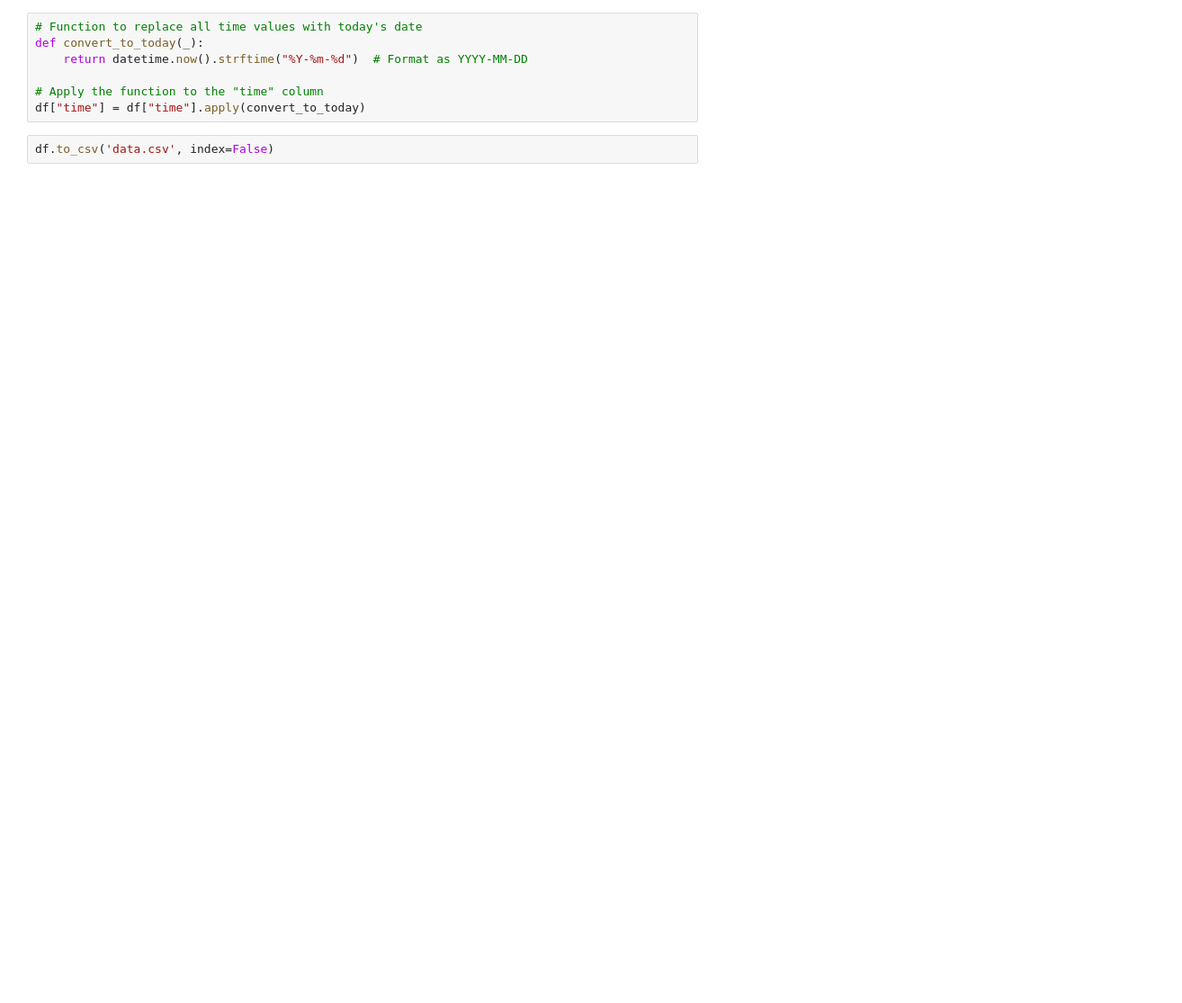
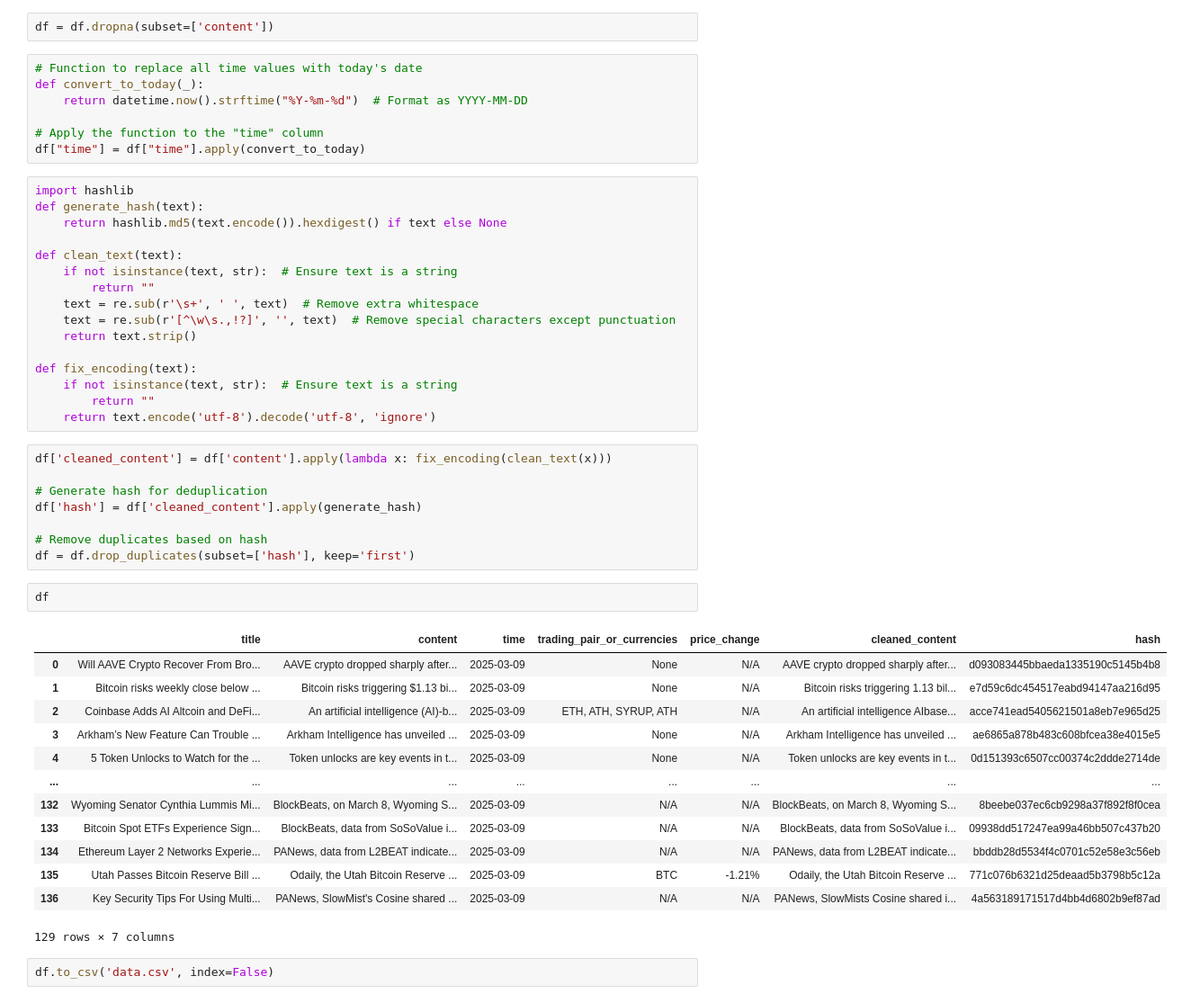
Before and after one commit to haider0708/DueDill_project, a Jupyter notebook: pipeline/pipeline.ipynb, the cells around one changed output. Shown: that part at 90% size. Cells and saved outputs as stored; diff of their text form; blank space fills up the shorter version.

```diff
--- a/pipeline/pipeline.ipynb
+++ b/pipeline/pipeline.ipynb
@@ -332,3 +334,5 @@ df=df.drop_duplicates()
+# %%
+df = df.dropna(subset=['content'])
 # %%
 # Function to replace all time values with today's date
 def convert_to_today(_):
@@ -336,6 +340,46 @@ def convert_to_today(_):
 
 # Apply the function to the "time" column
 df["time"] = df["time"].apply(convert_to_today)
+# %%
+import hashlib
+def generate_hash(text):
+    return hashlib.md5(text.encode()).hexdigest() if text else None
+
+def clean_text(text):
+    if not isinstance(text, str):  # Ensure text is a string
+        return ""
+    text = re.sub(r'\s+', ' ', text)  # Remove extra whitespace
+    text = re.sub(r'[^\w\s.,!?]', '', text)  # Remove special characters except punctuation
+    return text.strip()
+
+def fix_encoding(text):
+    if not isinstance(text, str):  # Ensure text is a string
+        return ""
+    return text.encode('utf-8').decode('utf-8', 'ignore')
+# %%
+df['cleaned_content'] = df['content'].apply(lambda x: fix_encoding(clean_text(x)))
+
+# Generate hash for deduplication
+df['hash'] = df['cleaned_content'].apply(generate_hash)
+
+# Remove duplicates based on hash
+df = df.drop_duplicates(subset=['hash'], keep='first')
+# %%
+df
+# %% [output]
+|  | title | content | time | trading_pair_or_currencies | price_change | cleaned_content | hash |
+| 0 | Will AAVE Crypto Recover From Bro... | AAVE crypto dropped sharply after... | 2025-03-09 | None | N/A | AAVE crypto dropped sharply after... | d093083445bbaeda1335190c5145b4b8 |
+| 1 | Bitcoin risks weekly close below ... | Bitcoin risks triggering $1.13 bi... | 2025-03-09 | None | N/A | Bitcoin risks triggering 1.13 bil... | e7d59c6dc454517eabd94147aa216d95 |
+| 2 | Coinbase Adds AI Altcoin and DeFi... | An artificial intelligence (AI)-b... | 2025-03-09 | ETH, ATH, SYRUP, ATH | N/A | An artificial intelligence AIbase... | acce741ead5405621501a8eb7e965d25 |
+| 3 | Arkham’s New Feature Can Trouble ... | Arkham Intelligence has unveiled ... | 2025-03-09 | None | N/A | Arkham Intelligence has unveiled ... | ae6865a878b483c608bfcea38e4015e5 |
+| 4 | 5 Token Unlocks to Watch for the ... | Token unlocks are key events in t... | 2025-03-09 | None | N/A | Token unlocks are key events in t... | 0d151393c6507cc00374c2ddde2714de |
+| ... | ... | ... | ... | ... | ... | ... | ... |
+| 132 | Wyoming Senator Cynthia Lummis Mi... | BlockBeats, on March 8, Wyoming S... | 2025-03-09 | N/A | N/A | BlockBeats, on March 8, Wyoming S... | 8beebe037ec6cb9298a37f892f8f0cea |
+| 133 | Bitcoin Spot ETFs Experience Sign... | BlockBeats, data from SoSoValue i... | 2025-03-09 | N/A | N/A | BlockBeats, data from SoSoValue i... | 09938dd517247ea99a46bb507c437b20 |
+| 134 | Ethereum Layer 2 Networks Experie... | PANews, data from L2BEAT indicate... | 2025-03-09 | N/A | N/A | PANews, data from L2BEAT indicate... | bbddb28d5534f4c0701c52e58e3c56eb |
+| 135 | Utah Passes Bitcoin Reserve Bill ... | Odaily, the Utah Bitcoin Reserve ... | 2025-03-09 | BTC | -1.21% | Odaily, the Utah Bitcoin Reserve ... | 771c076b6321d25deaad5b3798b5c12a |
+| 136 | Key Security Tips For Using Multi... | PANews, SlowMist's Cosine shared ... | 2025-03-09 | N/A | N/A | PANews, SlowMists Cosine shared i... | 4a563189171517d4bb4d6802b9ef87ad |
+129 rows × 7 columns
 # %%
 df.to_csv('data.csv', index=False)
 # %%
```
Also changed, not shown: parts of 4 cells of this notebook, 13 other files.
